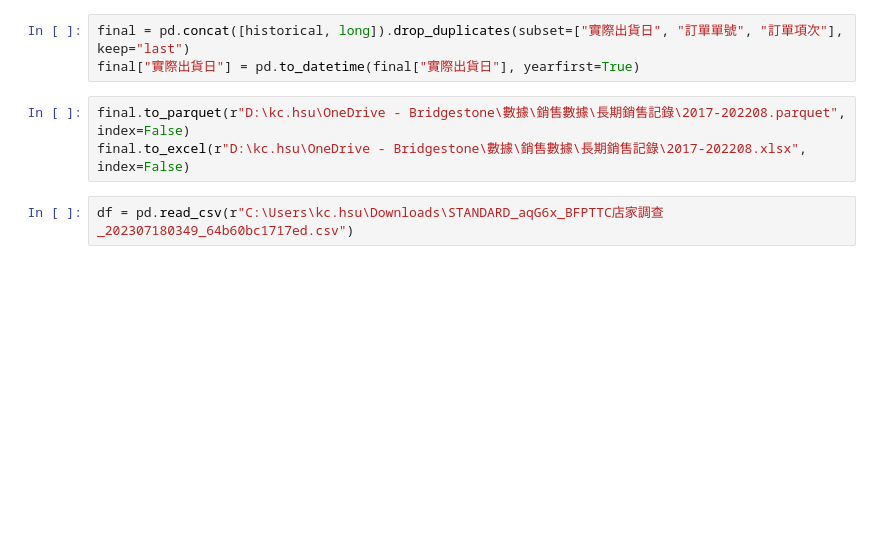
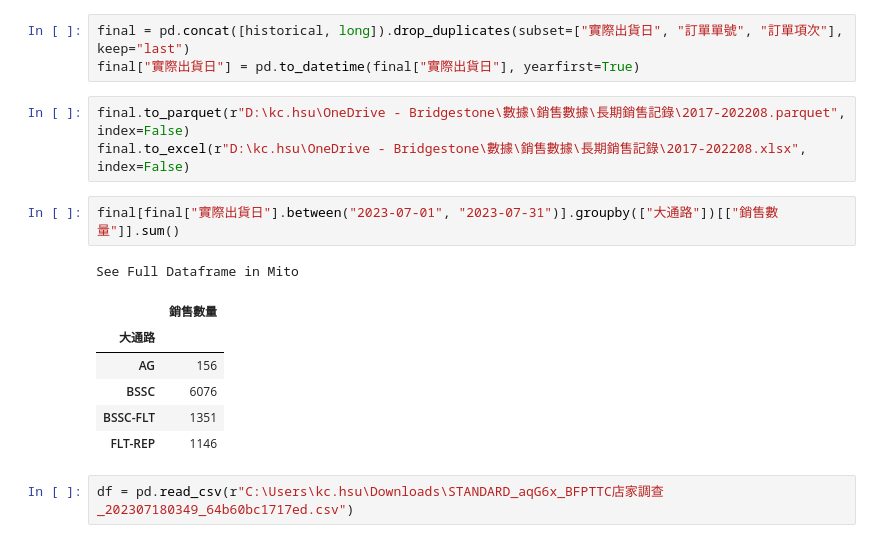
Before and after one commit to jimmyhsu1010/bridgestone_work_related, a Jupyter notebook: sales_related/sales_data_combine.ipynb, the cells around one changed output. Drawn from its saved outputs; the diff is of its cells as text; blank space fills up the shorter version.

```diff
--- a/sales_related/sales_data_combine.ipynb
+++ b/sales_related/sales_data_combine.ipynb
@@ -576,6 +576,16 @@ final["實際出貨日"] = pd.to_datetime(final["實際出貨日"], yearfirst=Tr
 # %%
 final.to_parquet(r"D:\kc.hsu\OneDrive - Bridgestone\數據\銷售數據\長期銷售記錄\2017-202208.parquet", index=False)
 final.to_excel(r"D:\kc.hsu\OneDrive - Bridgestone\數據\銷售數據\長期銷售記錄\2017-202208.xlsx", index=False)
+# %%
+final[final["實際出貨日"].between("2023-07-01", "2023-07-31")].groupby(["大通路"])[["銷售數量"]].sum()
+# %% [output]
+See Full Dataframe in Mito
+|  | 銷售數量 |
+| 大通路 |  |
+| AG | 156 |
+| BSSC | 6076 |
+| BSSC-FLT | 1351 |
+| FLT-REP | 1146 |
 # %%
 df = pd.read_csv(r"C:\Users\kc.hsu\Downloads\STANDARD_aqG6x_BFPTTC店家調查_202307180349_64b60bc1717ed.csv")
 # %%
```
Also changed, not shown: parts of 2 cells of this notebook, 2 other files.
